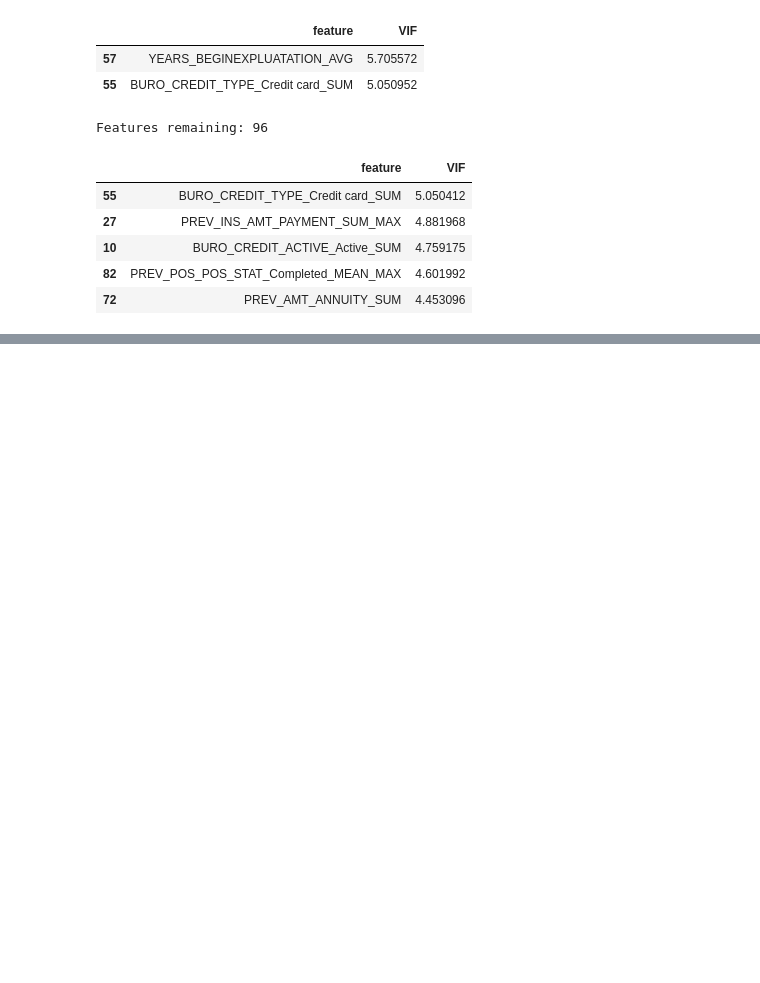
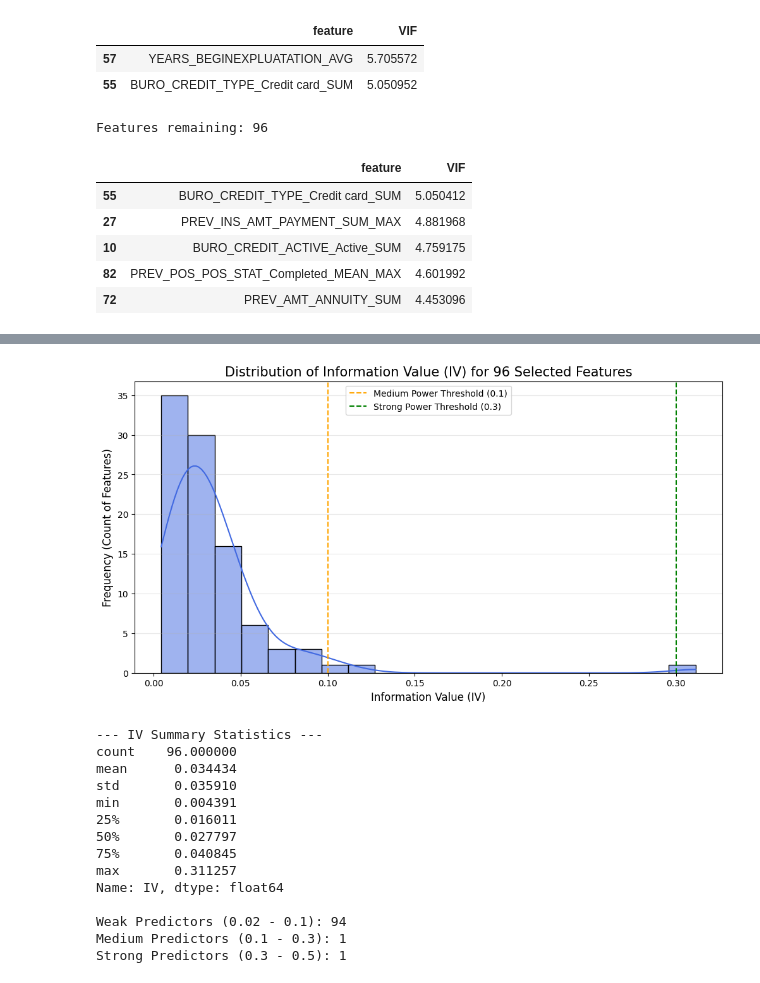
Before and after one commit to ErenReyhanlioglu/Credit_Risk_Analysis, a Jupyter notebook: notebooks/02_feature_selection_and_binning.ipynb, the cells around one changed output, grey strips where cells are left out. Saved outputs shown, nothing was run; the diff lists cells and outputs as text; code cells hidden in the pictures; blank space fills up the shorter version.

Commit message:
feat: 96 features verified through IV/WoE analysis and ready for statistical pruning

```diff
--- a/notebooks/02_feature_selection_and_binning.ipynb
+++ b/notebooks/02_feature_selection_and_binning.ipynb
@@ -318,0 +321,4 @@ Features remaining: 96
+# %%
+print(f"--- TOTAL FEATURES: {len(final_modeling_features)} ---")
+for i, feature in enumerate(final_modeling_features, 1):
+    print(f"{i}. {feature}")
@@ -318,0 +343,48 @@ Features remaining: 96
+# %%
+iv_data = []
+for feature in final_modeling_features:
+    iv_value = binning_results[feature].binning_table.iv
+    iv_data.append({'Feature': feature, 'IV': iv_value})
+
+df_iv = pd.DataFrame(iv_data).sort_values(by='IV', ascending=False)
+
+plt.figure(figsize=(12, 6))
+
+sns.histplot(df_iv['IV'], bins=20, kde=True, color='royalblue', edgecolor='black')
+
+plt.axvline(x=0.1, color='orange', linestyle='--', label='Medium Power Threshold (0.1)')
+plt.axvline(x=0.3, color='green', linestyle='--', label='Strong Power Threshold (0.3)')
+
+plt.title('Distribution of Information Value (IV) for 96 Selected Features', fontsize=15)
+plt.xlabel('Information Value (IV)', fontsize=12)
+plt.ylabel('Frequency (Count of Features)', fontsize=12)
+plt.legend()
+plt.grid(axis='y', alpha=0.3)
+plt.show()
+
+print("--- IV Summary Statistics ---")
+print(df_iv['IV'].describe())
+
+weak_count = len(df_iv[df_iv['IV'] < 0.1])
+medium_count = len(df_iv[(df_iv['IV'] >= 0.1) & (df_iv['IV'] < 0.3)])
+strong_count = len(df_iv[df_iv['IV'] >= 0.3])
+
+print(f"\nWeak Predictors (0.02 - 0.1): {weak_count}")
+print(f"Medium Predictors (0.1 - 0.3): {medium_count}")
+print(f"Strong Predictors (0.3 - 0.5): {strong_count}")
+# %% [output]
+[figure, added]
+--- IV Summary Statistics ---
+count    96.000000
+mean      0.034434
+std       0.035910
+min       0.004391
+25%       0.016011
+50%       0.027797
+75%       0.040845
+max       0.311257
+Name: IV, dtype: float64
+
+Weak Predictors (0.02 - 0.1): 94
+Medium Predictors (0.1 - 0.3): 1
+Strong Predictors (0.3 - 0.5): 1
```
Also changed, not shown: parts of 4 cells of this notebook.
